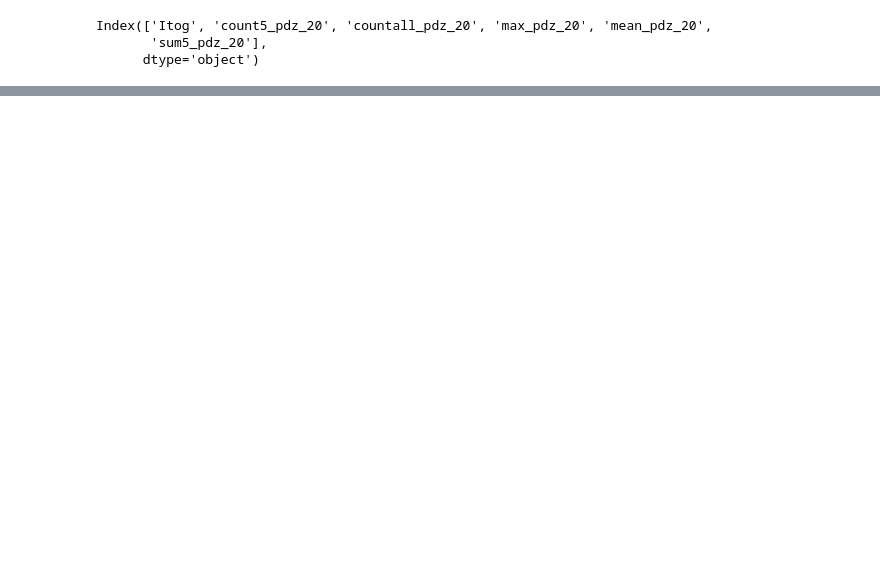
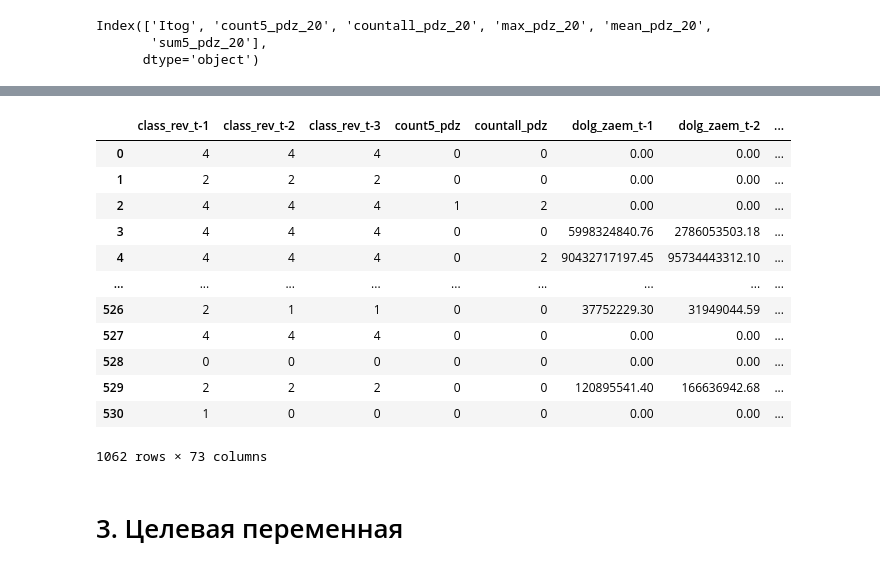
Before and after one commit to artbb/final, a Jupyter notebook: project.ipynb, the cells around one changed output, grey strips where cells are left out. Drawn from its saved outputs; the diff is of its cells as text; code cells hidden in the pictures; blank space fills up the shorter version.

```diff
--- a/project.ipynb
+++ b/project.ipynb
@@ -298,0 +539,39 @@ Index(['Itog', 'PDZ30', 'PDZ365', 'PDZ700', 'PDZ90', 'count5_pdz_20',
+# %%
+df20.rename(columns={
+    'count5_pdz_20':'count5_pdz',
+    'countall_pdz_20':'countall_pdz',
+    'max_pdz_20':'max_pdz',
+    'mean_pdz_20':'mean_pdz',
+       'sum5_pdz_20':'sum5_pdz'}, inplace=True)
+# %%
+df19.rename(columns={
+    'count5_pdz_19':'count5_pdz',
+    'countall_pdz_19':'countall_pdz',
+    'max_pdz_19':'max_pdz',
+    'mean_pdz_19':'mean_pdz',
+       'sum5_pdz_19':'sum5_pdz'}, inplace=True)
+# %%
+df_test = df19.append(df20)
+# %%
+#заменяем бесконечность на 0
+
+df_test.replace([np.inf, -np.inf], 0, inplace=True)
+# %%
+# применяем последнюю предобработку
+additional_transform(df_test)
+# %% [output]
+|  | class_rev_t-1 | class_rev_t-2 | class_rev_t-3 | count5_pdz | countall_pdz | dolg_zaem_t-1 | dolg_zaem_t-2 | ... |
+| 0 | 4 | 4 | 4 | 0 | 0 | 0.00 | 0.00 | ... |
+| 1 | 2 | 2 | 2 | 0 | 0 | 0.00 | 0.00 | ... |
+| 2 | 4 | 4 | 4 | 1 | 2 | 0.00 | 0.00 | ... |
+| 3 | 4 | 4 | 4 | 0 | 0 | 5998324840.76 | 2786053503.18 | ... |
+| 4 | 4 | 4 | 4 | 0 | 2 | 90432717197.45 | 95734443312.10 | ... |
+| ... | ... | ... | ... | ... | ... | ... | ... | ... |
+| 526 | 2 | 1 | 1 | 0 | 0 | 37752229.30 | 31949044.59 | ... |
+| 527 | 4 | 4 | 4 | 0 | 0 | 0.00 | 0.00 | ... |
+| 528 | 0 | 0 | 0 | 0 | 0 | 0.00 | 0.00 | ... |
+| 529 | 2 | 2 | 2 | 0 | 0 | 120895541.40 | 166636942.68 | ... |
+| 530 | 1 | 0 | 0 | 0 | 0 | 0.00 | 0.00 | ... |
+1062 rows × 73 columns
+# %% [markdown]
+# 3. Целевая переменная<a class='anchor' id='target'>
```
Also changed, not shown: parts of 95 cells of this notebook.
